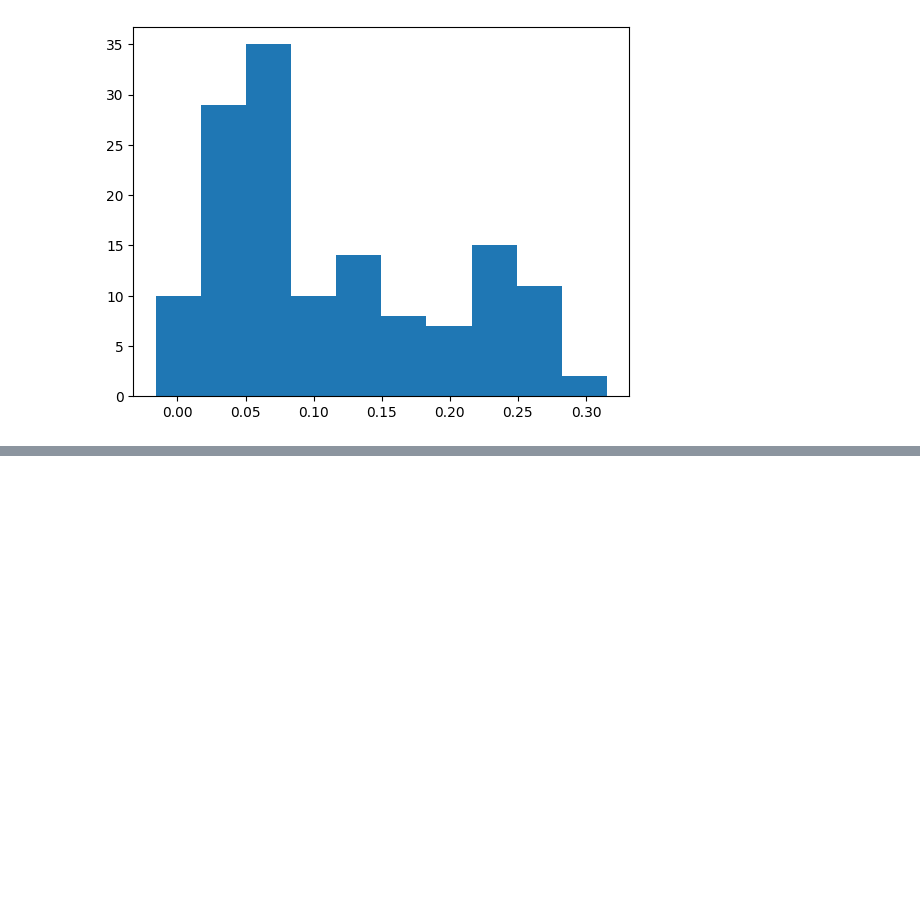
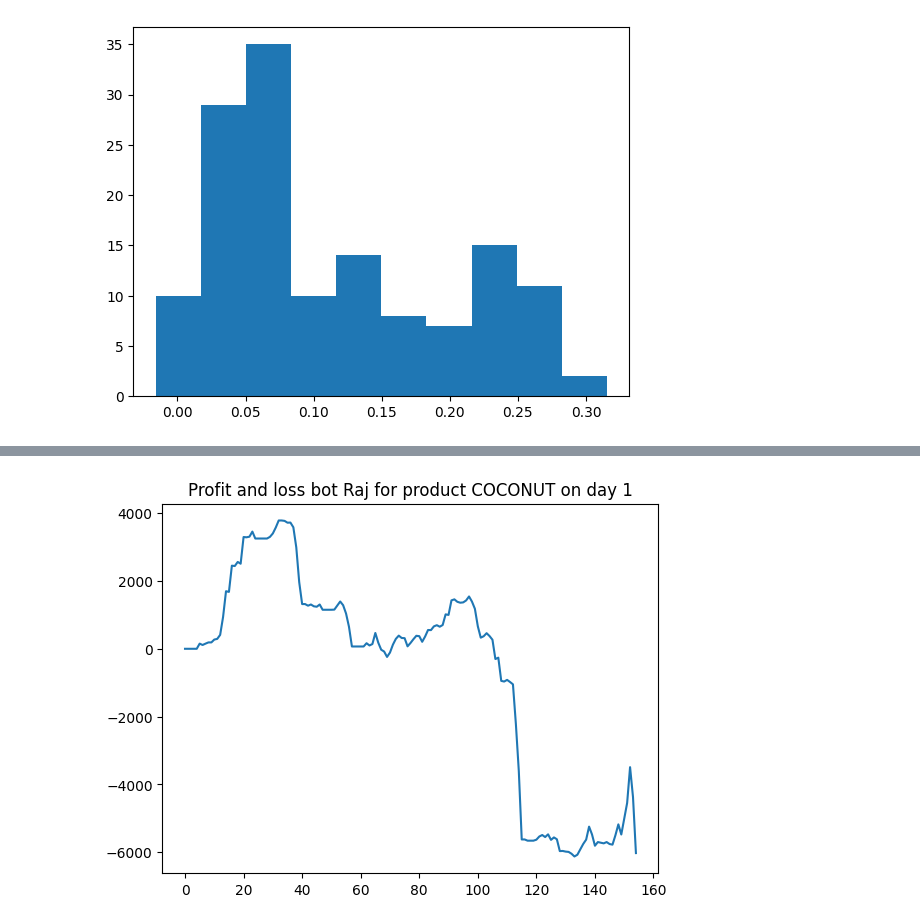
Before and after one commit to levladiator/Prosperity, a Jupyter notebook: src/bots_analyzer.ipynb, the cells around one changed output, grey strips where cells are left out. Cells and saved outputs as stored; diff of their text form; code cells hidden in the pictures; blank space fills up the shorter version.

Commit message:
Track bots positions

```diff
--- a/src/bots_analyzer.ipynb
+++ b/src/bots_analyzer.ipynb
@@ -30,8 +30,8 @@ bot_colours = [
 ]
 
 # Read data
-round_num = 4
-day_num = 1
+round_num = 1
+day_num = 0
 
 csv_file_path_trades = f"./data/round_{round_num}/trades_round_{round_num}_day_{day_num}_wn.csv"
 csv_file_path_orders = f"./data/round_{round_num}/prices_round_{round_num}_day_{day_num}.csv"
@@ -251,3 +251,83 @@ plt.hist(diff)
 plt.show()
 # %% [output]
 [figure]
+# %%
+pnls = {}
+bot_prod_money = {}
+pos_limits = {"AMETHYSTS": 20, "STARFRUIT": 20, "ORCHIDS": 100, "CHOCOLATE": 250,
+                      "STRAWBERRIES": 350, "ROSES": 60, "GIFT_BASKET": 60, "COCONUT" : 300, "COCONUT_COUPON" : 600}
+products = ["AMETHYSTS", "STARFRUIT", "ORCHIDS", "CHOCOLATE", "STRAWBERRIES", "ROSES", "GIFT_BASKET"]
+
+
+def get_pnls(product, bot, round_num, day_num):
+    csv_file_path_trades = f"./data/round_{round_num}/trades_round_{round_num}_day_{day_num}_wn.csv"
+    csv_file_path_orders = f"./data/round_{round_num}/prices_round_{round_num}_day_{day_num}.csv"
+    df_trades = pd.read_csv(csv_file_path_trades, sep=';')
+
+    products = np.unique(df_trades['symbol'])
+
+    trades = {}
+    orders = {}
+    all_trades = {}
+    for prod in products:
+        trades[prod] = {}
+        all_trades[prod] = {}
+        for b in bots:
+            trades[prod][b] = df_trades[(df_trades['symbol'] == prod) & (df_trades['buyer'] == b)]
+            all_trades[prod][b] = df_trades[(df_trades['symbol'] == prod) & ((df_trades['buyer'] == b) | (df_trades['seller'] == b))]
+
+    prod_limit = pos_limits[product]
+    pos_money = {}
+    pnls = [0]
+    i = prod_limit
+    while i >= -prod_limit:
+        pos_money[i] = "none"
+        i -= 1
+    pos_money[0] = 0
+    position = 0
+    for index,row in all_trades[product][bot].iterrows():
+        # print(row['seller'])
+        if row['seller'] == row['buyer']:
+            #print("dsdas")
+            continue
+        current_timestamp = row['timestamp']
+        last_profit = pnls[-1]
+        current_profit = 0
+
+        money = pos_money[position]
+        quantities = row['quantity']
+        price = row['price']
+
+        if row['buyer'] == bot:
+            lb = position
+            ub = position + quantities + 1
+            for pos in range(lb, ub):
+
+                if pos not in pos_money or pos_money[pos] == "none":
+                    pos_money[pos] = money
+
+                current_profit = money - pos_money[pos]
+                pos_money[pos] = money
+                position = pos
+                money -= price
+        if row['seller'] == bot:
+            ub = position
+            lb = position - quantities - 1
+            for pos in range(ub, lb, -1):
+
+                if pos not in pos_money or pos_money[pos] == "none":
+                    pos_money[pos] = money
+                current_profit = money - pos_money[pos]
+                position = pos
+                money += price
+        pnls.append(last_profit + current_profit)
+    print("Number of trades: " + str(len(pnls)))
+
+    plt.plot(pnls, label="Profit and loss")
+    plt.title("Profit and loss bot " + bot + " for product " + product + " on day " + str(day_num))
+    plt.show()
+
+bot = 'Raj'
+product = 'COCONUT'
+get_pnls(product, bot, 4,1)
+# %% [output]
@@ -253,0 +335 @@ plt.show()
+[figure, added]
```
Also changed, not shown: parts of 6 cells of this notebook, 1 other file.
